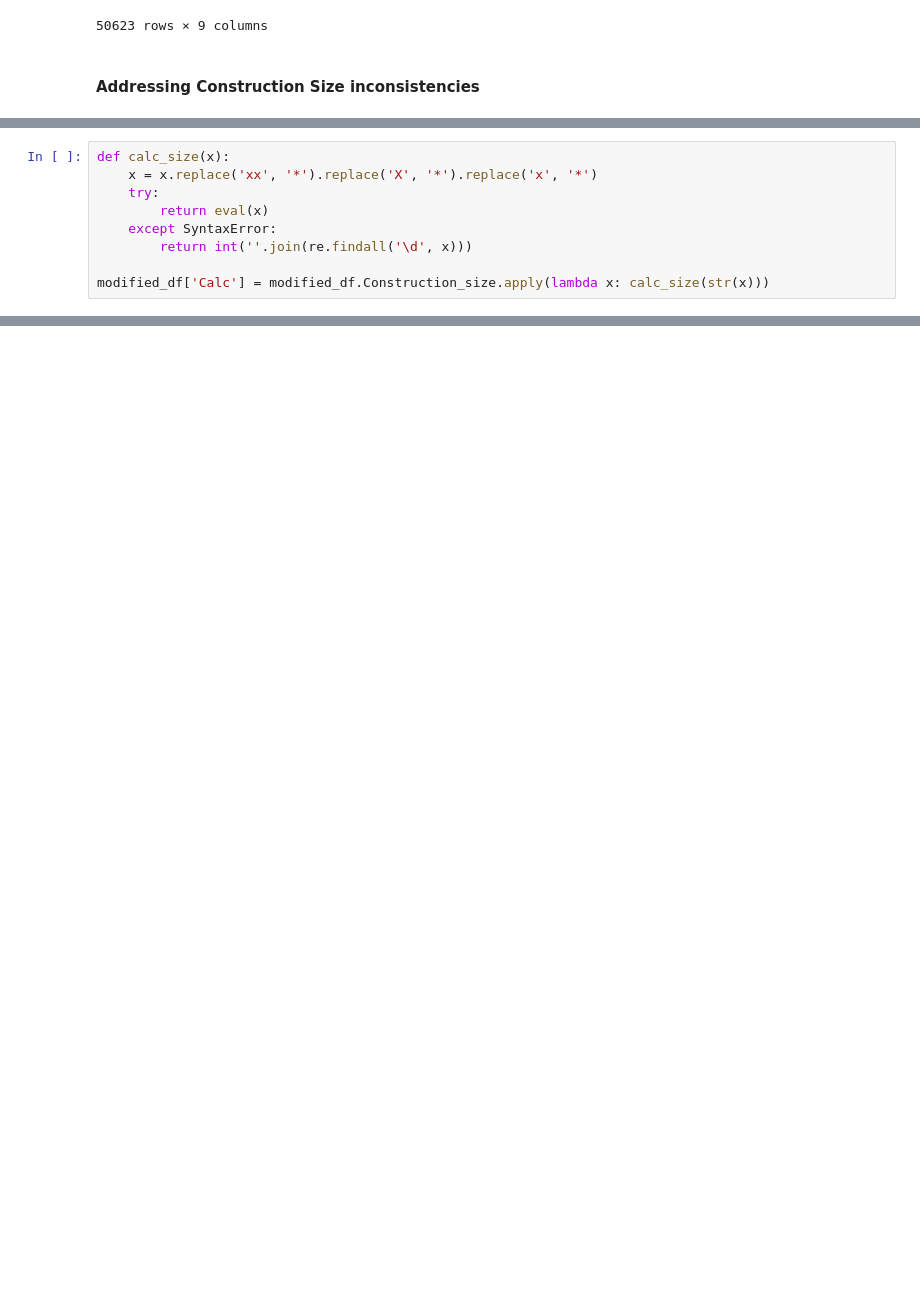
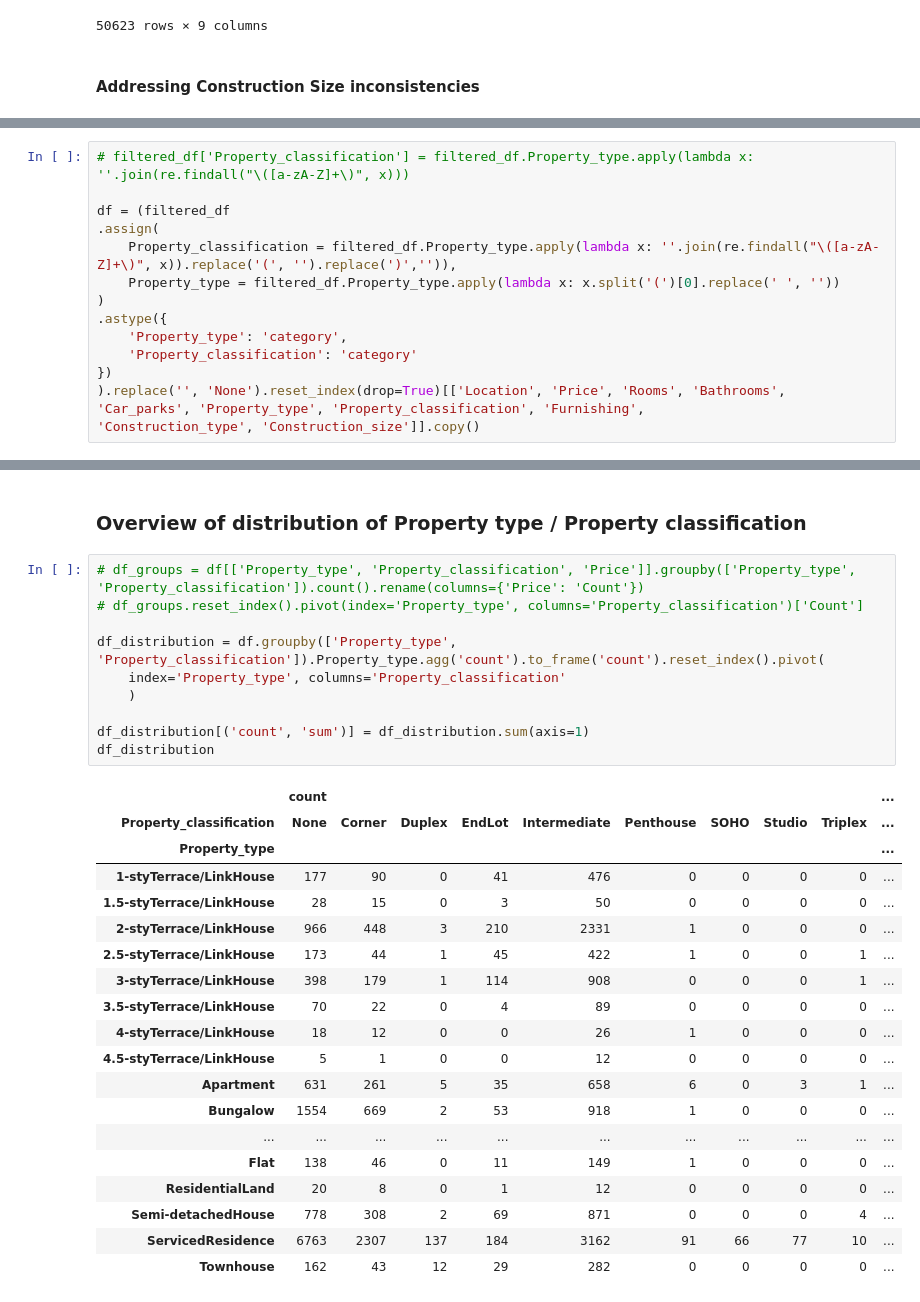
Before and after one commit to AshlanH/eda, a Jupyter notebook: malaysia_property_eda/property_data_cleaning.ipynb, the cells around one changed output, grey strips where cells are left out. Cells and saved outputs as stored; diff of their text form; blank space fills up the shorter version.

```diff
--- a/malaysia_property_eda/property_data_cleaning.ipynb
+++ b/malaysia_property_eda/property_data_cleaning.ipynb
@@ -152,9 +132,0 @@ modified_df = (modified_df
-# %%
-def calc_size(x):
-    x = x.replace('xx', '*').replace('X', '*').replace('x', '*')
-    try:
-        return eval(x)
-    except SyntaxError:
-        return int(''.join(re.findall('\d', x)))
-
-modified_df['Calc'] = modified_df.Construction_size.apply(lambda x: calc_size(str(x)))
@@ -185,0 +157,14 @@ modified_df.sort_values(by='Calc', ascending=True).head(500)
+# %%
+# filtered_df['Property_classification'] = filtered_df.Property_type.apply(lambda x: ''.join(re.findall("\([a-zA-Z]+\)", x)))
+
+df = (filtered_df
+.assign(
+    Property_classification = filtered_df.Property_type.apply(lambda x: ''.join(re.findall("\([a-zA-Z]+\)", x)).replace('(', '').replace(')','')),
+    Property_type = filtered_df.Property_type.apply(lambda x: x.split('(')[0].replace(' ', ''))
+)
+.astype({
+    'Property_type': 'category',
+    'Property_classification': 'category'
+})
+).replace('', 'None').reset_index(drop=True)[['Location', 'Price', 'Rooms', 'Bathrooms', 'Car_parks', 'Property_type', 'Property_classification', 'Furnishing',
+'Construction_type', 'Construction_size']].copy()
@@ -185,0 +187,32 @@ modified_df.sort_values(by='Calc', ascending=True).head(500)
+# %% [markdown]
+### Overview of distribution of Property type / Property classification
+# %%
+# df_groups = df[['Property_type', 'Property_classification', 'Price']].groupby(['Property_type', 'Property_classification']).count().rename(columns={'Price': 'Count'})
+# df_groups.reset_index().pivot(index='Property_type', columns='Property_classification')['Count']
+
+df_distribution = df.groupby(['Property_type', 'Property_classification']).Property_type.agg('count').to_frame('count').reset_index().pivot(
+    index='Property_type', columns='Property_classification'
+    )
+
+df_distribution[('count', 'sum')] = df_distribution.sum(axis=1)
+df_distribution
+# %% [output]
+|  | count |  |  |  |  |  |  |  |  | ... |
+| Property_classification | None | Corner | Duplex | EndLot | Intermediate | Penthouse | SOHO | Studio | Triplex | ... |
+| Property_type |  |  |  |  |  |  |  |  |  | ... |
+| 1-styTerrace/LinkHouse | 177 | 90 | 0 | 41 | 476 | 0 | 0 | 0 | 0 | ... |
+| 1.5-styTerrace/LinkHouse | 28 | 15 | 0 | 3 | 50 | 0 | 0 | 0 | 0 | ... |
+| 2-styTerrace/LinkHouse | 966 | 448 | 3 | 210 | 2331 | 1 | 0 | 0 | 0 | ... |
+| 2.5-styTerrace/LinkHouse | 173 | 44 | 1 | 45 | 422 | 1 | 0 | 0 | 1 | ... |
+| 3-styTerrace/LinkHouse | 398 | 179 | 1 | 114 | 908 | 0 | 0 | 0 | 1 | ... |
+| 3.5-styTerrace/LinkHouse | 70 | 22 | 0 | 4 | 89 | 0 | 0 | 0 | 0 | ... |
+| 4-styTerrace/LinkHouse | 18 | 12 | 0 | 0 | 26 | 1 | 0 | 0 | 0 | ... |
+| 4.5-styTerrace/LinkHouse | 5 | 1 | 0 | 0 | 12 | 0 | 0 | 0 | 0 | ... |
+| Apartment | 631 | 261 | 5 | 35 | 658 | 6 | 0 | 3 | 1 | ... |
+| Bungalow | 1554 | 669 | 2 | 53 | 918 | 1 | 0 | 0 | 0 | ... |
+| ... | ... | ... | ... | ... | ... | ... | ... | ... | ... | ... |
+| Flat | 138 | 46 | 0 | 11 | 149 | 1 | 0 | 0 | 0 | ... |
+| ResidentialLand | 20 | 8 | 0 | 1 | 12 | 0 | 0 | 0 | 0 | ... |
+| Semi-detachedHouse | 778 | 308 | 2 | 69 | 871 | 0 | 0 | 0 | 4 | ... |
+| ServicedResidence | 6763 | 2307 | 137 | 184 | 3162 | 91 | 66 | 77 | 10 | ... |
+| Townhouse | 162 | 43 | 12 | 29 | 282 | 0 | 0 | 0 | 0 | ... |
```
Also changed, not shown: parts of 12 cells of this notebook.
